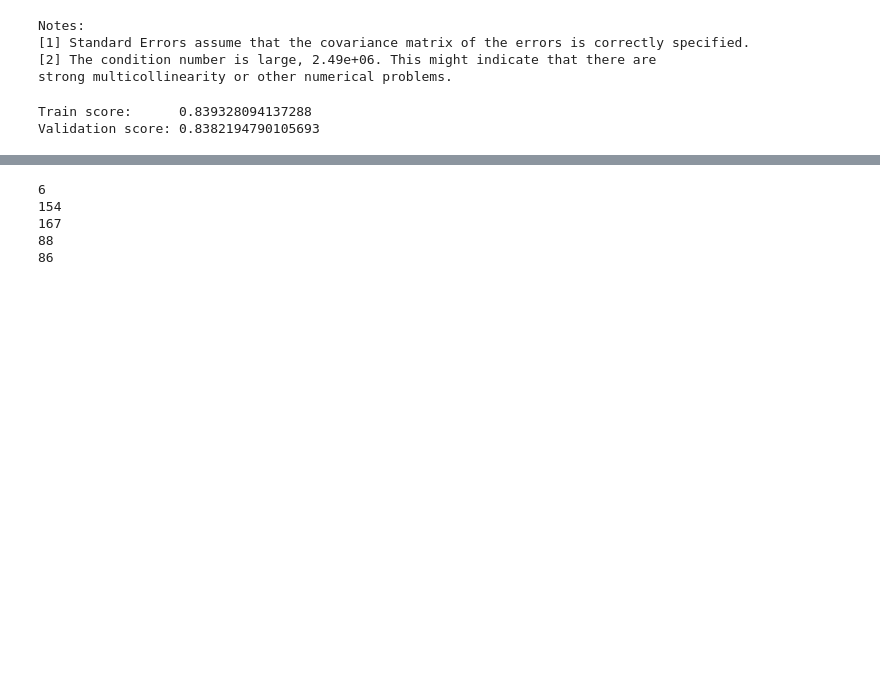
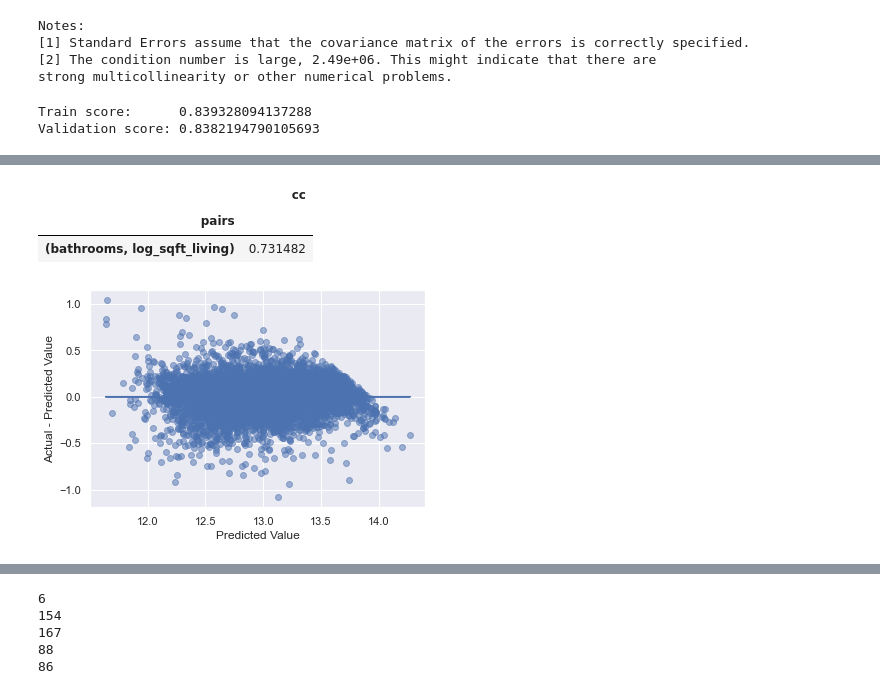
Before and after one commit to cmhollman/dsc-phase-2-project-v2-3, a Jupyter notebook: student.ipynb, the cells around one changed output, grey strips where cells are left out. Drawn from its saved outputs; the diff is of its cells as text; code cells hidden in the pictures; blank space fills up the shorter version.

```diff
--- a/student.ipynb
+++ b/student.ipynb
@@ -636,0 +676,6 @@ X_train, X_test, y_train, y_test = train_test_split(X_final,
+# %%
+multicolinearity(kc_final)
+# %% [output]
+|  | cc |
+| pairs |  |
+| (bathrooms, log_sqft_living) | 0.731482 |
@@ -636,0 +685,10 @@ X_train, X_test, y_train, y_test = train_test_split(X_final,
+# %%
+#graphing residuals to check for heteroscedasticity
+fig, ax = plt.subplots()
+
+ax.scatter(preds, residuals, alpha=0.5)
+ax.plot(preds, [0 for i in range(len(X_test))])
+ax.set_xlabel("Predicted Value")
+ax.set_ylabel("Actual - Predicted Value");
+# %% [output]
+[figure, added]
```
Also changed, not shown: parts of 67 cells of this notebook.
